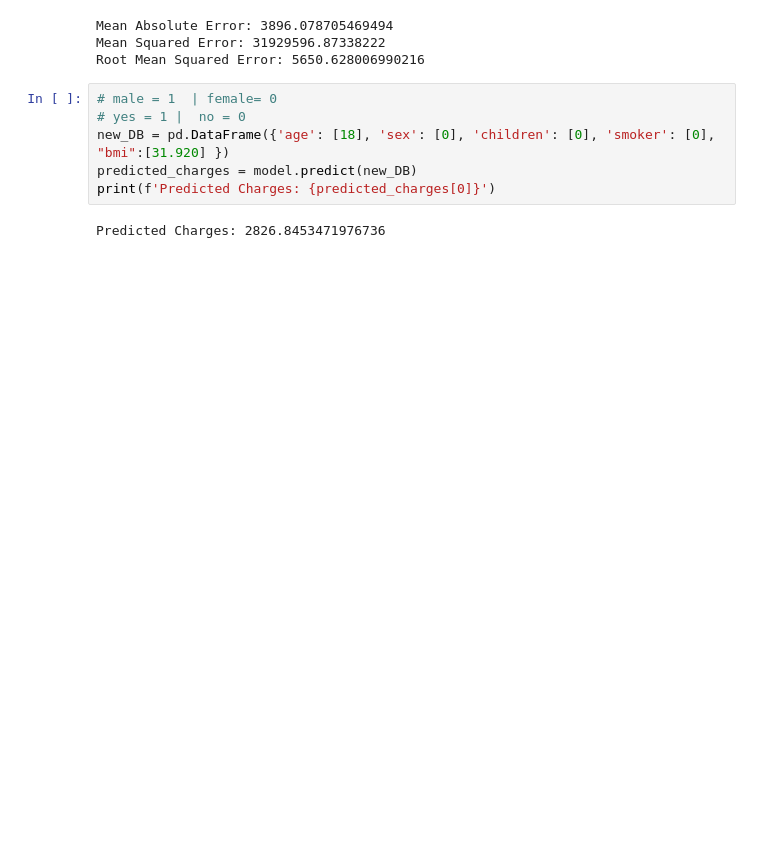
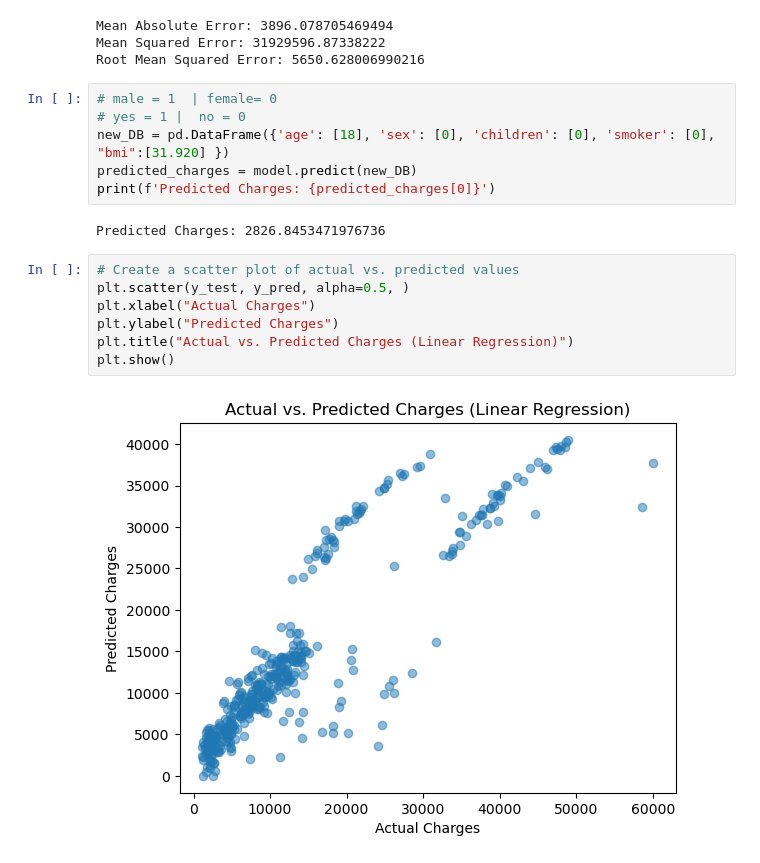
Before and after one commit to Fares00T/DS_ML, a Jupyter notebook: exploreData.ipynb, the cells around one changed output. Saved outputs shown, nothing was run; the diff lists cells and outputs as text; blank space fills up the shorter version.

```diff
--- a/exploreData.ipynb
+++ b/exploreData.ipynb
@@ -120,3 +120,12 @@ predicted_charges = model.predict(new_DB)
 print(f'Predicted Charges: {predicted_charges[0]}')
 # %% [output]
 Predicted Charges: 2826.8453471976736
+# %%
+# Create a scatter plot of actual vs. predicted values
+plt.scatter(y_test, y_pred, alpha=0.5, )
+plt.xlabel("Actual Charges")
+plt.ylabel("Predicted Charges")
+plt.title("Actual vs. Predicted Charges (Linear Regression)")
+plt.show()
+# %% [output]
+[figure, added]
```
Also changed, not shown: parts of 3 cells of this notebook.
